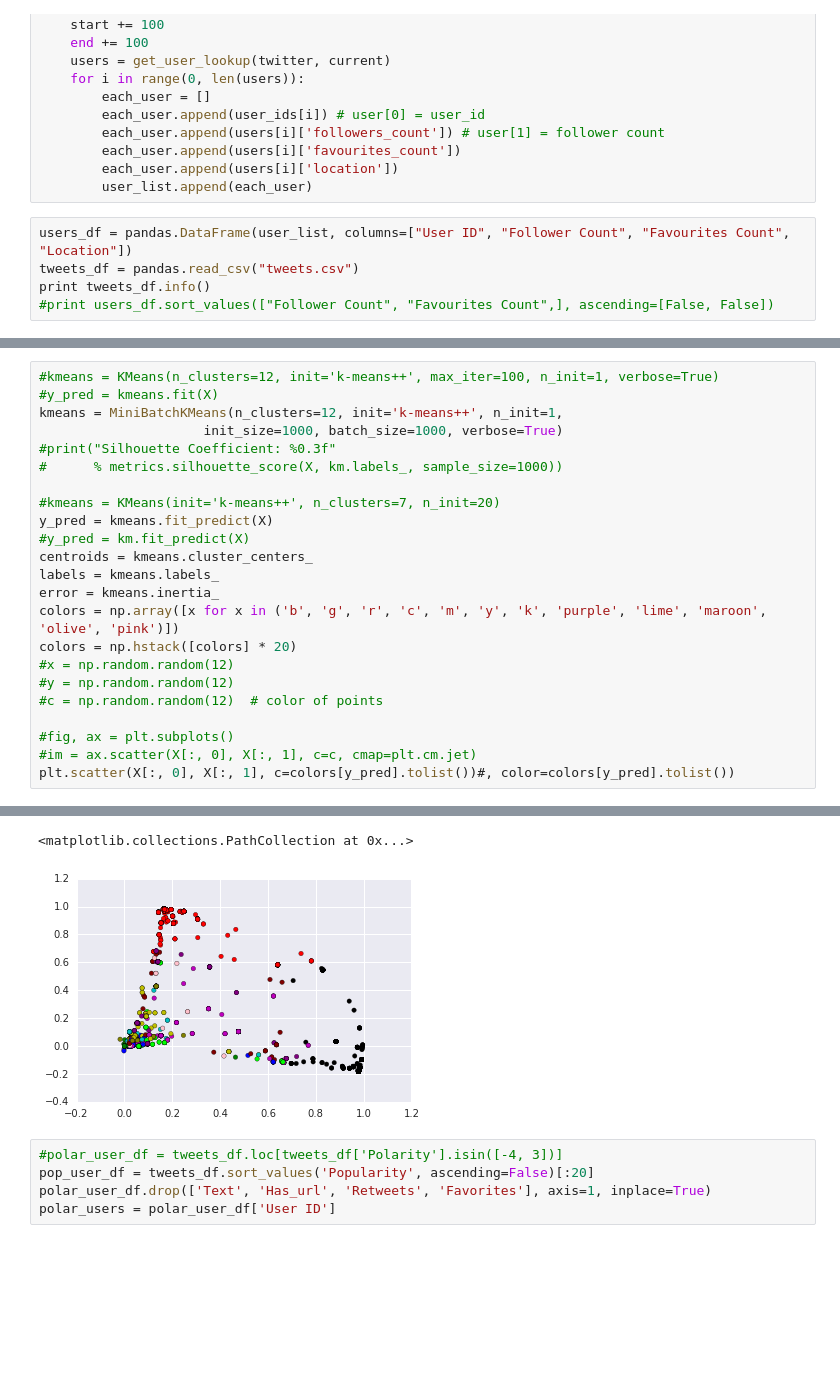
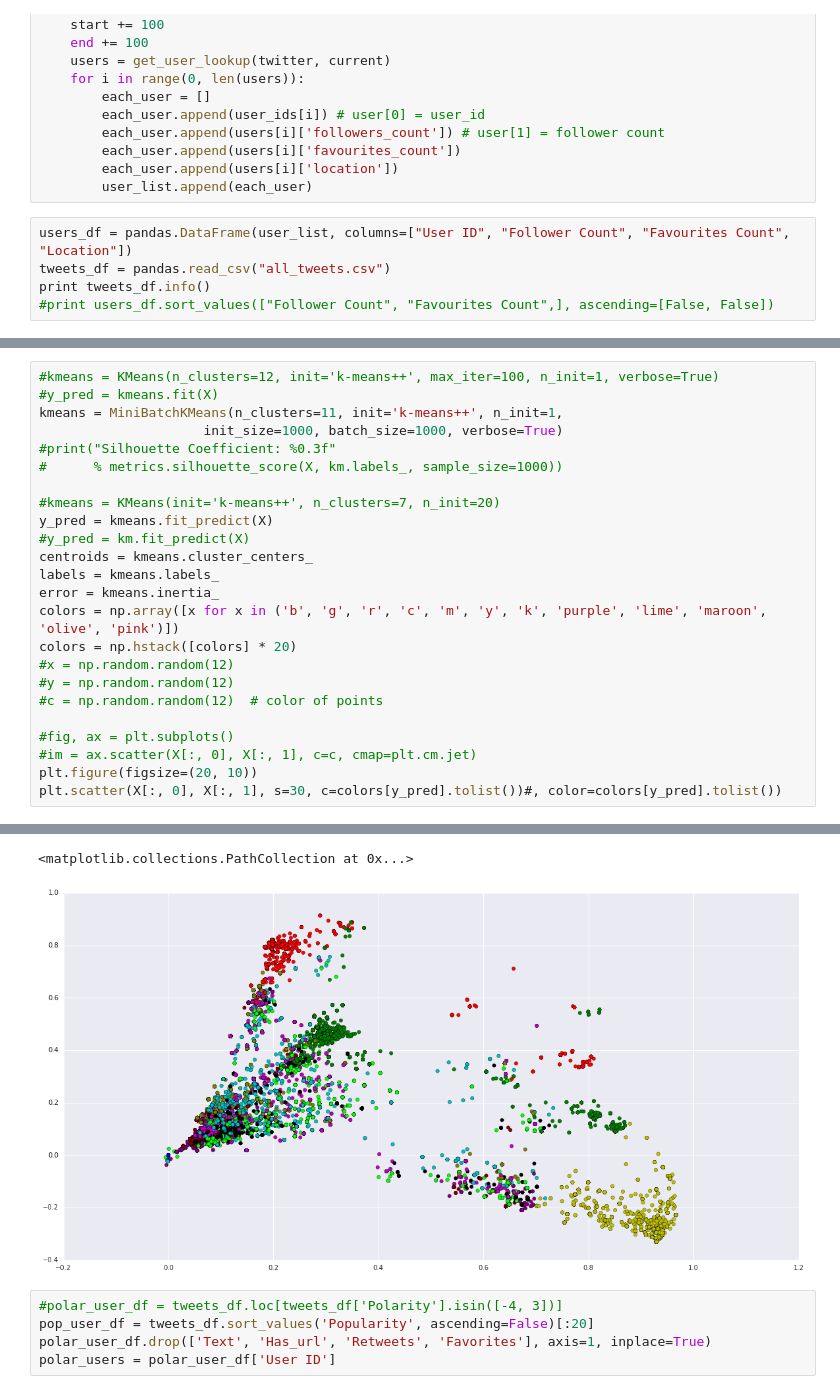
Before and after one commit to MinyingLu/Twitter-sentiment-analysis, a Jupyter notebook: Get Users.ipynb, the cells around one changed output, grey strips where cells are left out. Drawn from its saved outputs; the diff is of its cells as text; blank space fills up the shorter version.

Commit message:
cluster with all data

```diff
--- a/Get Users.ipynb
+++ b/Get Users.ipynb
@@ -115,7 +115,7 @@ while end <= 5000:
         user_list.append(each_user)
 # %%
 users_df = pandas.DataFrame(user_list, columns=["User ID", "Follower Count", "Favourites Count", "Location"])
-tweets_df = pandas.read_csv("tweets.csv")
+tweets_df = pandas.read_csv("all_tweets.csv")
 print tweets_df.info()
 #print users_df.sort_values(["Follower Count", "Favourites Count",], ascending=[False, False])
 # %% [output]
@@ -225,7 +224,7 @@ n_samples: 9780, n_features: 30
 # %%
 #kmeans = KMeans(n_clusters=12, init='k-means++', max_iter=100, n_init=1, verbose=True)
 #y_pred = kmeans.fit(X)
-kmeans = MiniBatchKMeans(n_clusters=12, init='k-means++', n_init=1,
+kmeans = MiniBatchKMeans(n_clusters=11, init='k-means++', n_init=1,
                      init_size=1000, batch_size=1000, verbose=True)
 #print("Silhouette Coefficient: %0.3f"
 #      % metrics.silhouette_score(X, km.labels_, sample_size=1000))
@@ -244,6 +243,7 @@ colors = np.hstack([colors] * 20)
 
 #fig, ax = plt.subplots()
 #im = ax.scatter(X[:, 0], X[:, 1], c=c, cmap=plt.cm.jet)
-plt.scatter(X[:, 0], X[:, 1], c=colors[y_pred].tolist())#, color=colors[y_pred].tolist())
+plt.figure(figsize=(20, 10))
+plt.scatter(X[:, 0], X[:, 1], s=30, c=colors[y_pred].tolist())#, color=colors[y_pred].tolist())
 # %% [output]
 Init 1/1 with method: k-means++
@@ -263,6 +265,6 @@ Converged (lack of improvement in inertia) at iteration 11/1000
 Computing label assignment and total inertia
 <matplotlib.collections.PathCollection at 0x...>
-[figure, old version]
+[figure, new version]
 # %%
 #polar_user_df = tweets_df.loc[tweets_df['Polarity'].isin([-4, 3])]
 pop_user_df = tweets_df.sort_values('Popularity', ascending=False)[:20]
```
Also changed, not shown: parts of 4 cells of this notebook.
